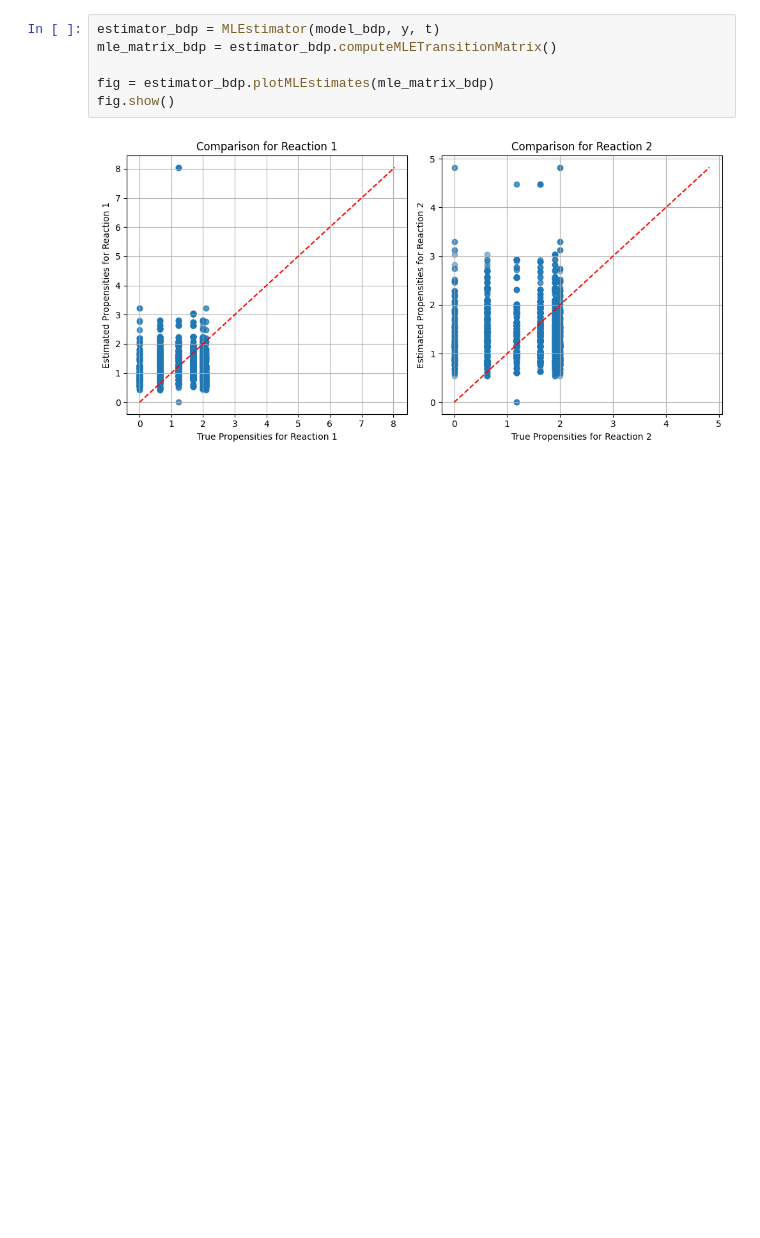
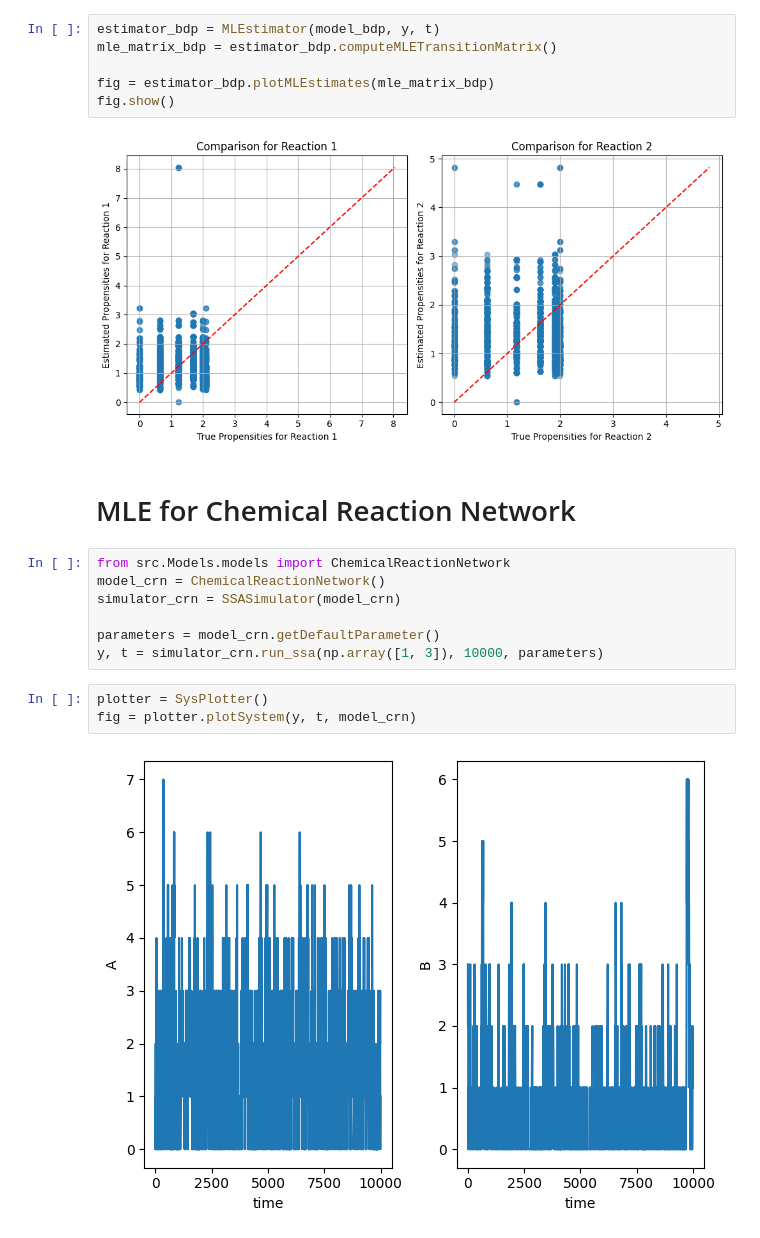
Before and after one commit to Mijan/NN-CTMC, a Jupyter notebook: Jupyter_notebooks/MLE.ipynb, the cells around one changed output. Cells and saved outputs as stored; diff of their text form; blank space fills up the shorter version.

Commit message:
added chemical reaction network model to MLE

```diff
--- a/Jupyter_notebooks/MLE.ipynb
+++ b/Jupyter_notebooks/MLE.ipynb
@@ -72,3 +72,17 @@ fig = estimator_bdp.plotMLEstimates(mle_matrix_bdp)
 fig.show()
 # %% [output]
 [figure]
+# %% [markdown]
+# MLE for Chemical Reaction Network
+# %%
+from src.Models.models import ChemicalReactionNetwork
+model_crn = ChemicalReactionNetwork()
+simulator_crn = SSASimulator(model_crn)
+
+parameters = model_crn.getDefaultParameter()
+y, t = simulator_crn.run_ssa(np.array([1, 3]), 10000, parameters)
+# %%
+plotter = SysPlotter()
+fig = plotter.plotSystem(y, t, model_crn)
+# %% [output]
+[figure, added]
```
Also changed, not shown: parts of 1 cell of this notebook, 2 other files.
